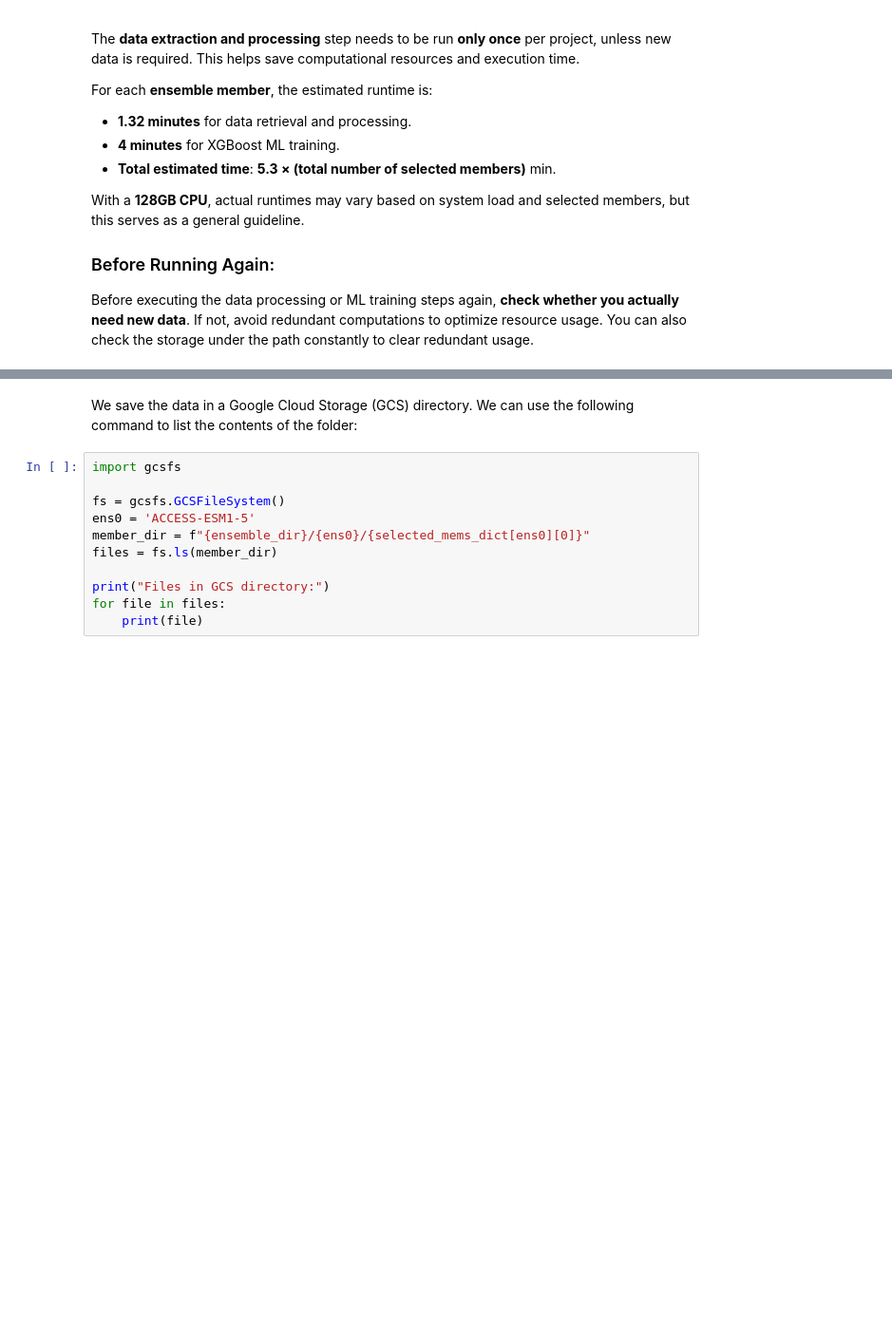
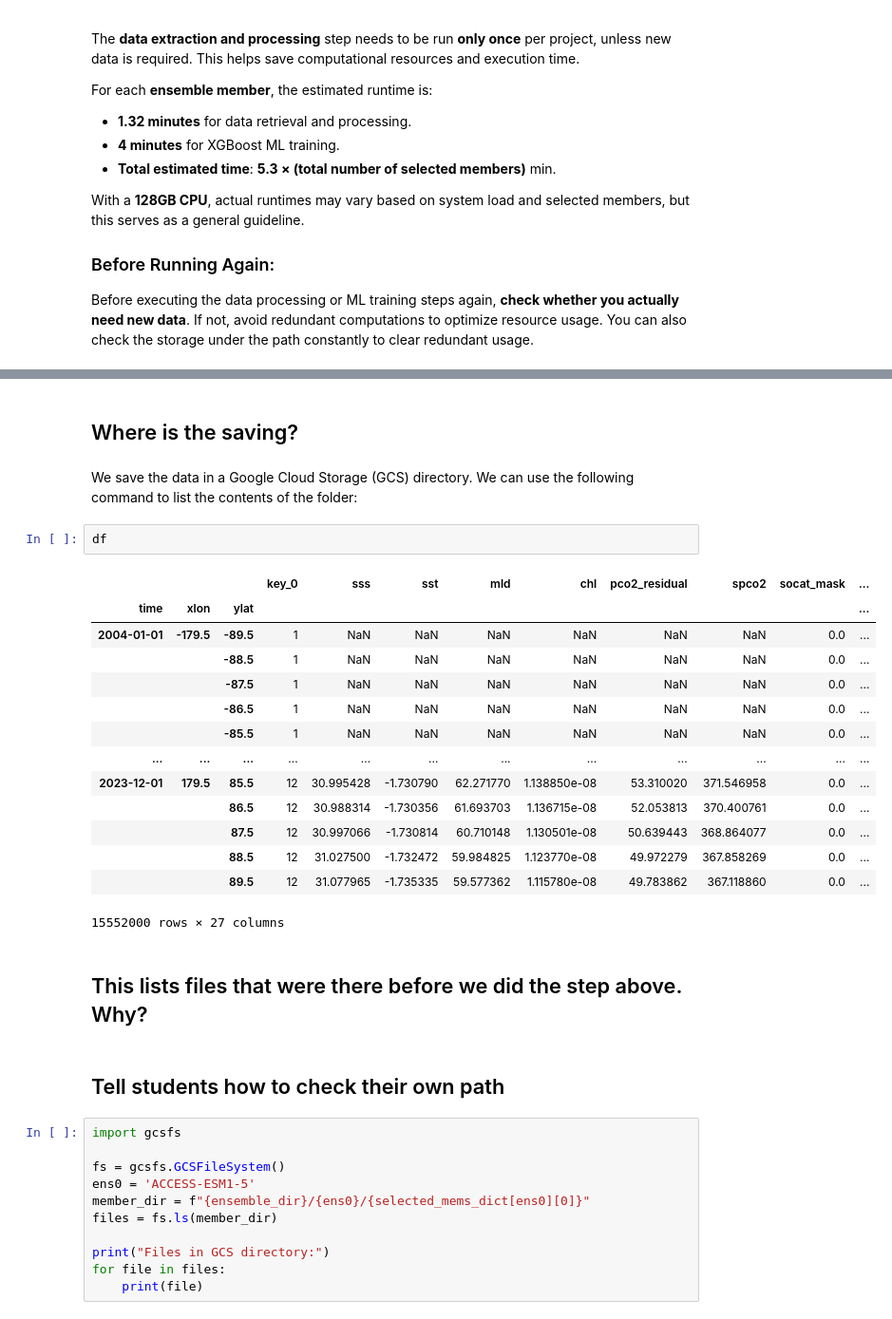
Before and after one commit to Mukkke/leap-project3, a Jupyter notebook: notebooks/Project3_Starter.ipynb, the cells around one changed output, grey strips where cells are left out. Shown at 95% size. Drawn from its saved outputs; the diff is of its cells as text; blank space fills up the shorter version.

```diff
--- a/notebooks/Project3_Starter.ipynb
+++ b/notebooks/Project3_Starter.ipynb
@@ -329,5 +337,28 @@ Total execution time: 490.25 seconds
+# %% [markdown]
+## Where is the saving?
 # %% [markdown]
 We save the data in a Google Cloud Storage (GCS) directory. We can use the following command to list the contents of the folder:
+# %%
+df
+# %% [output]
+|  |  |  | key_0 | sss | sst | mld | chl | pco2_residual | spco2 | socat_mask | ... |
+| time | xlon | ylat |  |  |  |  |  |  |  |  | ... |
+| 2004-01-01 | -179.5 | -89.5 | 1 | NaN | NaN | NaN | NaN | NaN | NaN | 0.0 | ... |
+|  |  | -88.5 | 1 | NaN | NaN | NaN | NaN | NaN | NaN | 0.0 | ... |
+|  |  | -87.5 | 1 | NaN | NaN | NaN | NaN | NaN | NaN | 0.0 | ... |
+|  |  | -86.5 | 1 | NaN | NaN | NaN | NaN | NaN | NaN | 0.0 | ... |
+|  |  | -85.5 | 1 | NaN | NaN | NaN | NaN | NaN | NaN | 0.0 | ... |
+| ... | ... | ... | ... | ... | ... | ... | ... | ... | ... | ... | ... |
+| 2023-12-01 | 179.5 | 85.5 | 12 | 30.995428 | -1.730790 | 62.271770 | 1.138850e-08 | 53.310020 | 371.546958 | 0.0 | ... |
+|  |  | 86.5 | 12 | 30.988314 | -1.730356 | 61.693703 | 1.136715e-08 | 52.053813 | 370.400761 | 0.0 | ... |
+|  |  | 87.5 | 12 | 30.997066 | -1.730814 | 60.710148 | 1.130501e-08 | 50.639443 | 368.864077 | 0.0 | ... |
+|  |  | 88.5 | 12 | 31.027500 | -1.732472 | 59.984825 | 1.123770e-08 | 49.972279 | 367.858269 | 0.0 | ... |
+|  |  | 89.5 | 12 | 31.077965 | -1.735335 | 59.577362 | 1.115780e-08 | 49.783862 | 367.118860 | 0.0 | ... |
+15552000 rows × 27 columns
+# %% [markdown]
+## This lists files that were there before we did the step above. Why?
+# %% [markdown]
+## Tell students how to check their own path ##
 # %%
 import gcsfs
 
```
Also changed, not shown: parts of 18 cells of this notebook.
